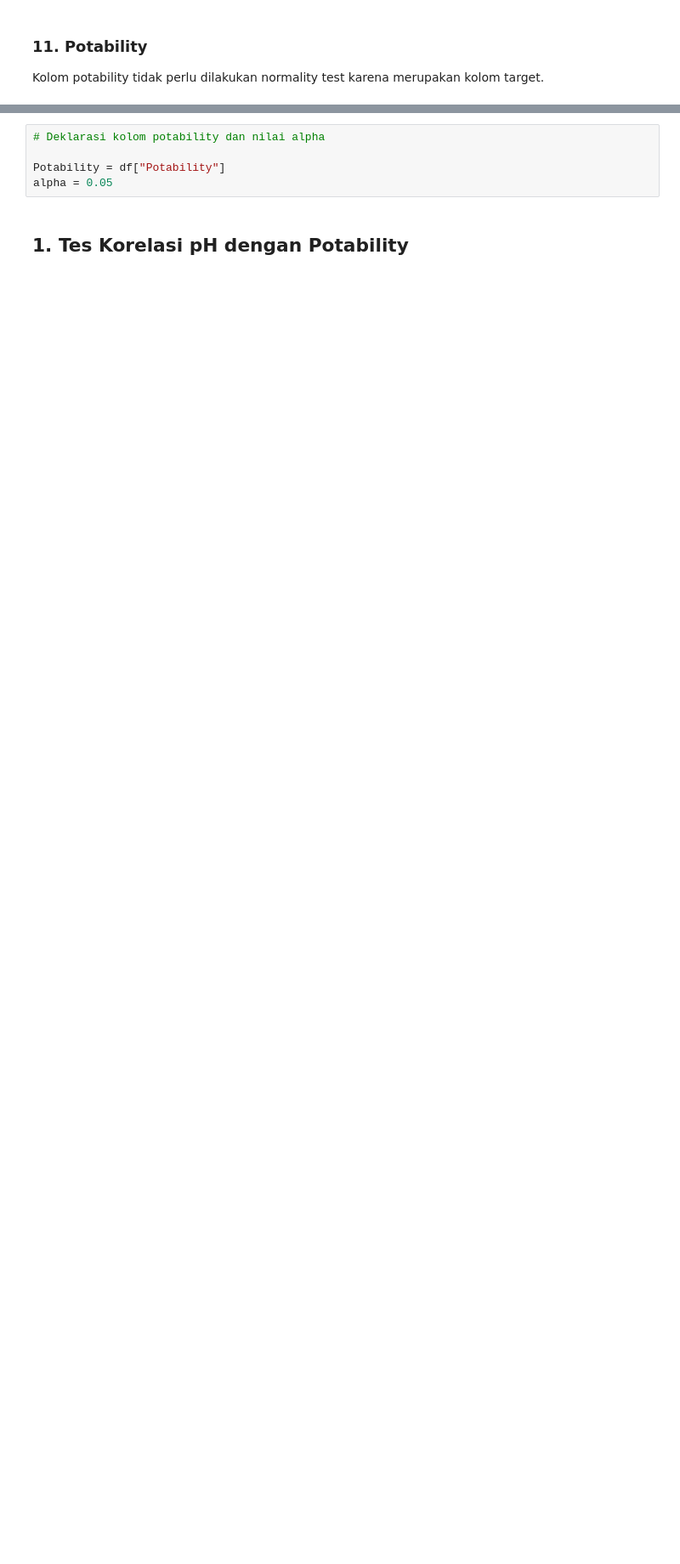
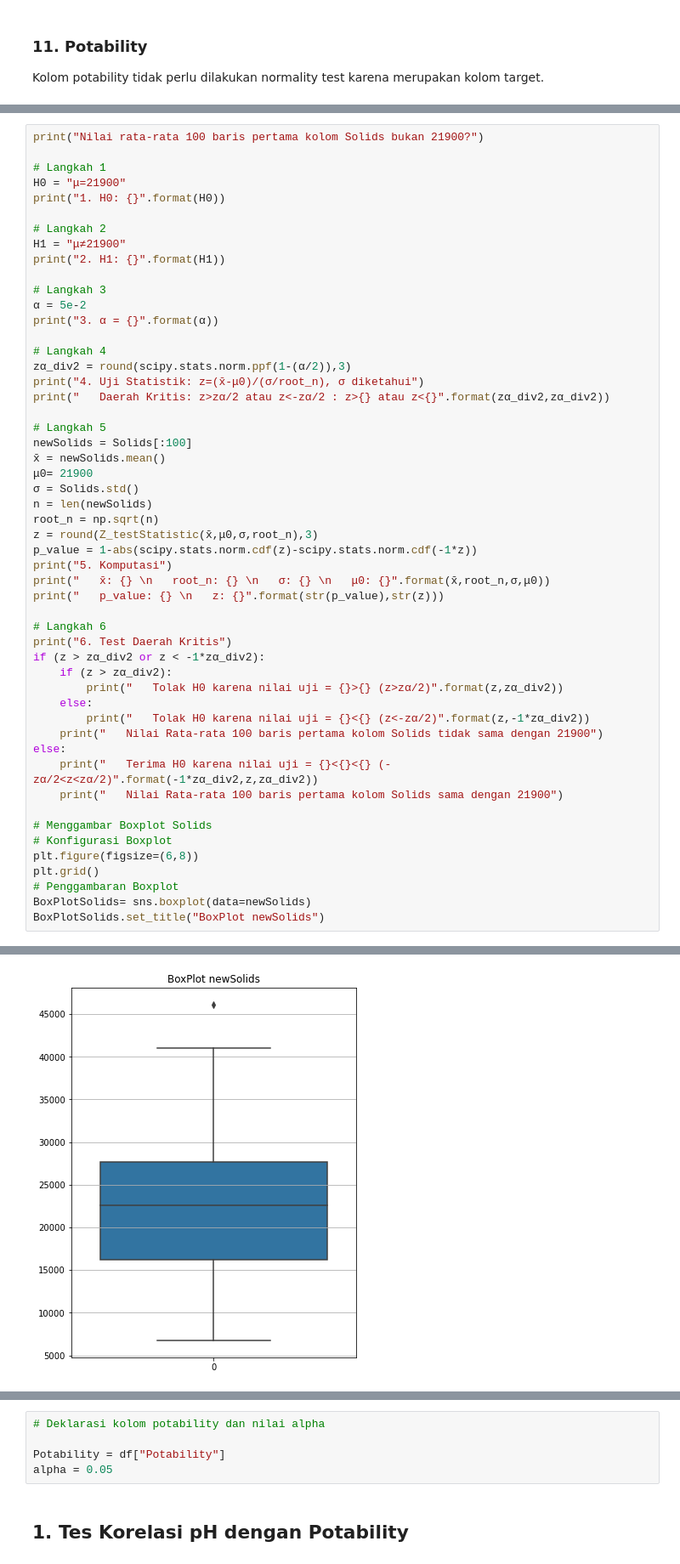
Before and after one commit to TubesForLyfe/ProbStat, a Jupyter notebook: src/main.ipynb, the cells around one changed output, grey strips where cells are left out. Shown: that part at 85% size. Saved outputs shown, nothing was run; the diff lists cells and outputs as text; blank space fills up the shorter version.

```diff
--- a/src/main.ipynb
+++ b/src/main.ipynb
@@ -682,0 +865,53 @@ Kolom potability tidak perlu dilakukan normality test karena merupakan kolom tar
+# %%
+print("Nilai rata-rata 100 baris pertama kolom Solids bukan 21900?")
+
+# Langkah 1
+H0 = "μ=21900"
+print("1. H0: {}".format(H0))
+
+# Langkah 2
+H1 = "μ≠21900"
+print("2. H1: {}".format(H1))
+
+# Langkah 3
+α = 5e-2
+print("3. α = {}".format(α))
+
+# Langkah 4
+zα_div2 = round(scipy.stats.norm.ppf(1-(α/2)),3)
+print("4. Uji Statistik: z=(x̄-μ0)/(σ/root_n), σ diketahui")
+print("   Daerah Kritis: z>zα/2 atau z<-zα/2 : z>{} atau z<{}".format(zα_div2,zα_div2))
+
+# Langkah 5
+newSolids = Solids[:100]
+x̄ = newSolids.mean()
+μ0= 21900
+σ = Solids.std()
+n = len(newSolids)
+root_n = np.sqrt(n)
+z = round(Z_testStatistic(x̄,μ0,σ,root_n),3)
+p_value = 1-abs(scipy.stats.norm.cdf(z)-scipy.stats.norm.cdf(-1*z))
+print("5. Komputasi")
+print("   x̄: {} \n   root_n: {} \n   σ: {} \n   μ0: {}".format(x̄,root_n,σ,μ0))
+print("   p_value: {} \n   z: {}".format(str(p_value),str(z)))
+
+# Langkah 6
+print("6. Test Daerah Kritis")
+if (z > zα_div2 or z < -1*zα_div2):
+    if (z > zα_div2):
+        print("   Tolak H0 karena nilai uji = {}>{} (z>zα/2)".format(z,zα_div2))
+    else:
+        print("   Tolak H0 karena nilai uji = {}<{} (z<-zα/2)".format(z,-1*zα_div2))
+    print("   Nilai Rata-rata 100 baris pertama kolom Solids tidak sama dengan 21900")
+else:
+    print("   Terima H0 karena nilai uji = {}<{}<{} (-zα/2<z<zα/2)".format(-1*zα_div2,z,zα_div2))
+    print("   Nilai Rata-rata 100 baris pertama kolom Solids sama dengan 21900")
+
+# Menggambar Boxplot Solids
+# Konfigurasi Boxplot
+plt.figure(figsize=(6,8))
+plt.grid()
+# Penggambaran Boxplot
+BoxPlotSolids= sns.boxplot(data=newSolids)
+BoxPlotSolids.set_title("BoxPlot newSolids")
+# %% [output]
@@ -682,0 +935 @@ Kolom potability tidak perlu dilakukan normality test karena merupakan kolom tar
+[figure, added]
```
Also changed, not shown: parts of 53 cells of this notebook.
